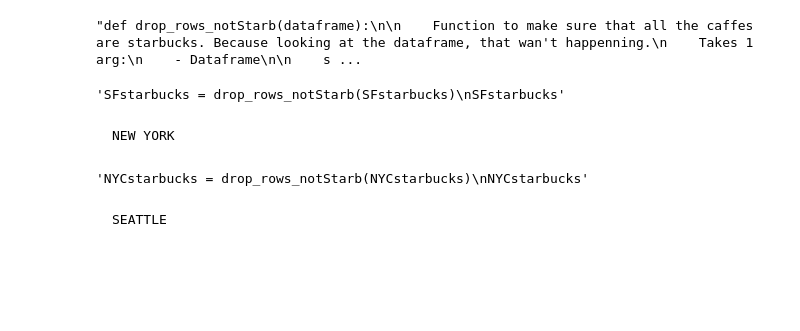
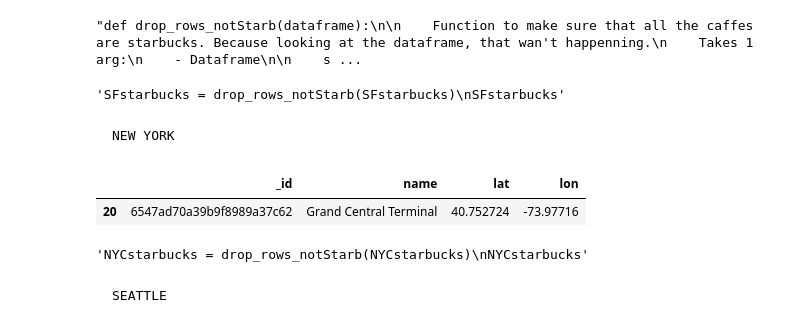
Before and after one commit to emmacunill/Company_Loc, a Jupyter notebook: notebooks/visualizing.ipynb, the cells around one changed output. Drawn from its saved outputs; the diff is of its cells as text; code cells hidden in the pictures; blank space fills up the shorter version.

```diff
--- a/notebooks/visualizing.ipynb
+++ b/notebooks/visualizing.ipynb
@@ -76,13 +77,17 @@ SFstarbucks'''
 # %%
 NYCstarbucks = mongodb_to_df("NYCstarbucks")
 NYCbaskStadium = mongodb_to_df("NYCbaskStadium")
 NYCschools = mongodb_to_df("NYCschools")
 NYCairport = mongodb_to_df("NYCairport")
-NYCtrainStations = mongodb_to_df("NYCtrainStations")
+NYCtrainStations = mongodb_to_df("NYCtrain_stations")
 NYCpet_grooming = mongodb_to_df("NYCpet_grooming")
 NYCdog_parks = mongodb_to_df("NYCdog_parks")
 NYCbars_clubs = mongodb_to_df("NYCbars_clubs")
 NYCvegan_vegetarian = mongodb_to_df("NYCvegan_vegetarian")
+NYCtrainStations.sample()
+# %% [output]
+|  | _id | name | lat | lon |
+| 20 | 6547ad70a39b9f8989a37c62 | Grand Central Terminal | 40.752724 | -73.97716 |
 # %%
 '''NYCstarbucks = drop_rows_notStarb(NYCstarbucks)
 NYCstarbucks'''
```
Also changed, not shown: parts of 26 cells of this notebook, 6 other files.
